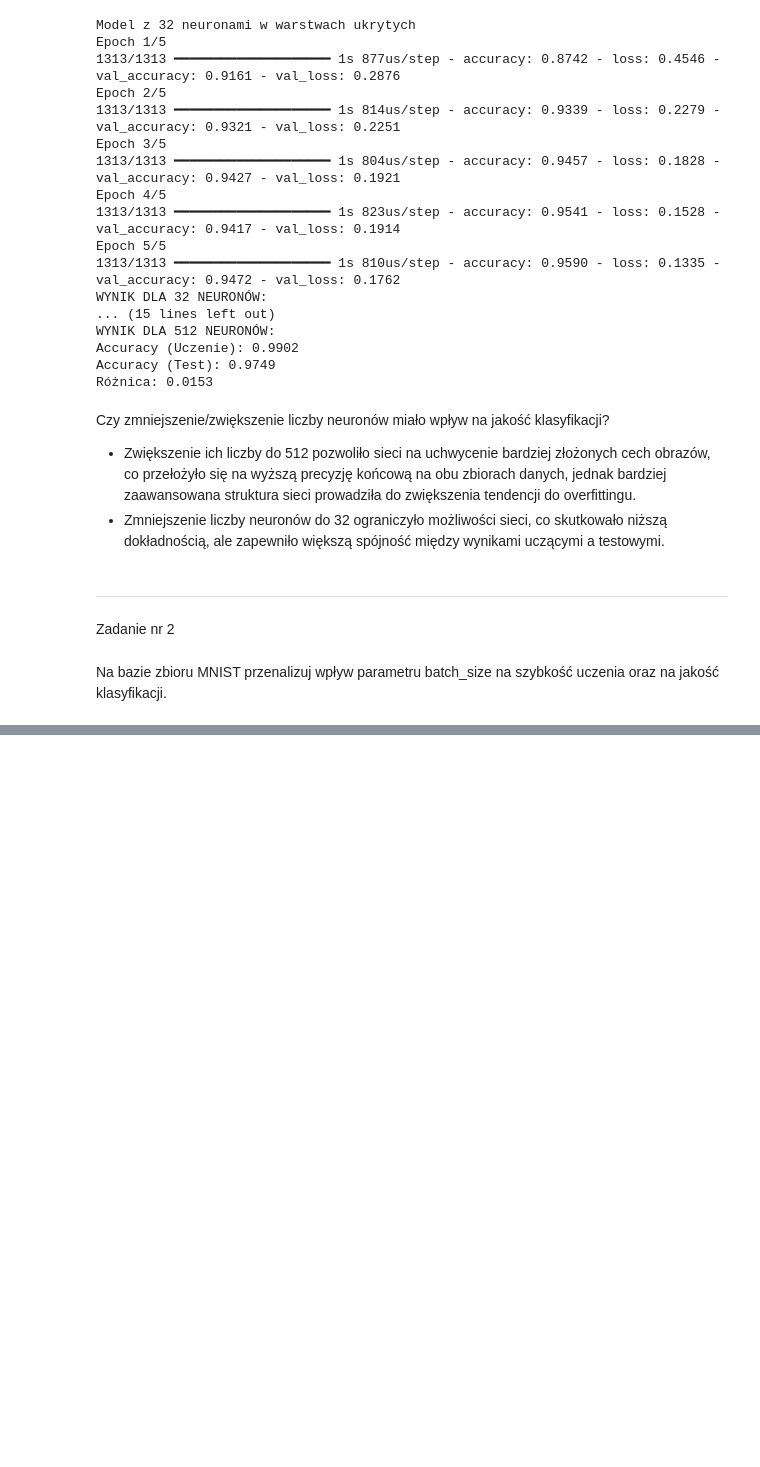
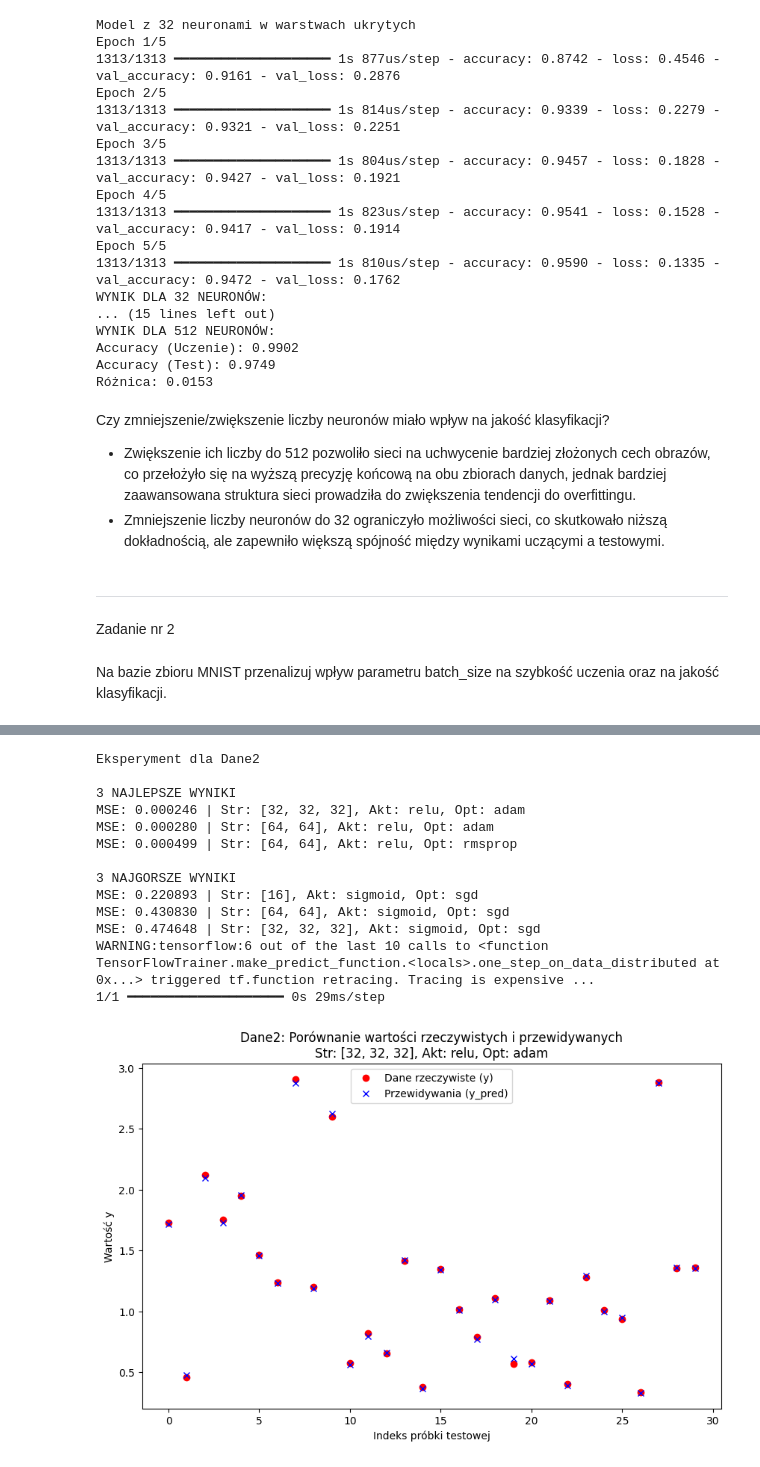
Before and after one commit to adamdobrogowski/tensorflow-perceptron-wielowarstwowy, a Jupyter notebook: ps6.ipynb, the cells around one changed output, grey strips where cells are left out. Saved outputs shown, nothing was run; the diff lists cells and outputs as text; code cells hidden in the pictures; blank space fills up the shorter version.

Commit message:
Badanie wplywu parametrow sieci na zadane zbiory testowe

```diff
--- a/ps6.ipynb
+++ b/ps6.ipynb
@@ -342,0 +468,59 @@ for b, data in results.items():
+# %%
+all_results_d2 = []
+
+print("Eksperyment dla Dane2")
+
+for act in activations:
+    for opt in optimizers:
+        for struct in structures:
+            model = tf.keras.models.Sequential([
+                tf.keras.Input(shape=(2,)),
+                *[tf.keras.layers.Dense(n, activation=act) for n in struct],
+                tf.keras.layers.Dense(1)
+            ])
+
+            model.compile(optimizer=opt, loss='mse')
+            model.fit(X2_train, y2_train, epochs=150, batch_size=16, verbose=0)
+            mse = model.evaluate(X2_test, y2_test, verbose=0)
+            all_results_d2.append({
+                'config': f"Str: {struct}, Akt: {act}, Opt: {opt}",
+                'mse': mse,
+                'model': model
+            })
+
+all_results_d2.sort(key=lambda x: x['mse'])
+
+print("\n3 NAJLEPSZE WYNIKI")
+for res in all_results_d2[:3]:
+    print(f"MSE: {res['mse']:.6f} | {res['config']}")
+
+print("\n3 NAJGORSZE WYNIKI")
+for res in all_results_d2[-3:]:
+    print(f"MSE: {res['mse']:.6f} | {res['config']}")
+
+best_res_d2 = all_results_d2[0]
+y_pred_d2 = best_res_d2['model'].predict(X2_test)
+
+plt.figure(figsize=(10, 6))
+plt.plot(y2_test, label='Dane rzeczywiste (y)', color='red', marker='o', linestyle='')
+plt.plot(y_pred_d2, label='Przewidywania (y_pred)', color='blue', marker='x', linestyle='')
+plt.title(f"Dane2: Porównanie wartości rzeczywistych i przewidywanych\n{best_res_d2['config']}")
+plt.xlabel('Indeks próbki testowej')
+plt.ylabel('Wartość y')
+plt.legend()
+plt.show()
+# %% [output]
+Eksperyment dla Dane2
+
+3 NAJLEPSZE WYNIKI
+MSE: 0.000246 | Str: [32, 32, 32], Akt: relu, Opt: adam
+MSE: 0.000280 | Str: [64, 64], Akt: relu, Opt: adam
+MSE: 0.000499 | Str: [64, 64], Akt: relu, Opt: rmsprop
+
+3 NAJGORSZE WYNIKI
+MSE: 0.220893 | Str: [16], Akt: sigmoid, Opt: sgd
+MSE: 0.430830 | Str: [64, 64], Akt: sigmoid, Opt: sgd
+MSE: 0.474648 | Str: [32, 32, 32], Akt: sigmoid, Opt: sgd
+WARNING:tensorflow:6 out of the last 10 calls to <function TensorFlowTrainer.make_predict_function.<locals>.one_step_on_data_distributed at 0x...> triggered tf.function retracing. Tracing is expensive ...
+1/1 ━━━━━━━━━━━━━━━━━━━━ 0s 29ms/step
+[figure, added]
```
Also changed, not shown: parts of 14 cells of this notebook.
